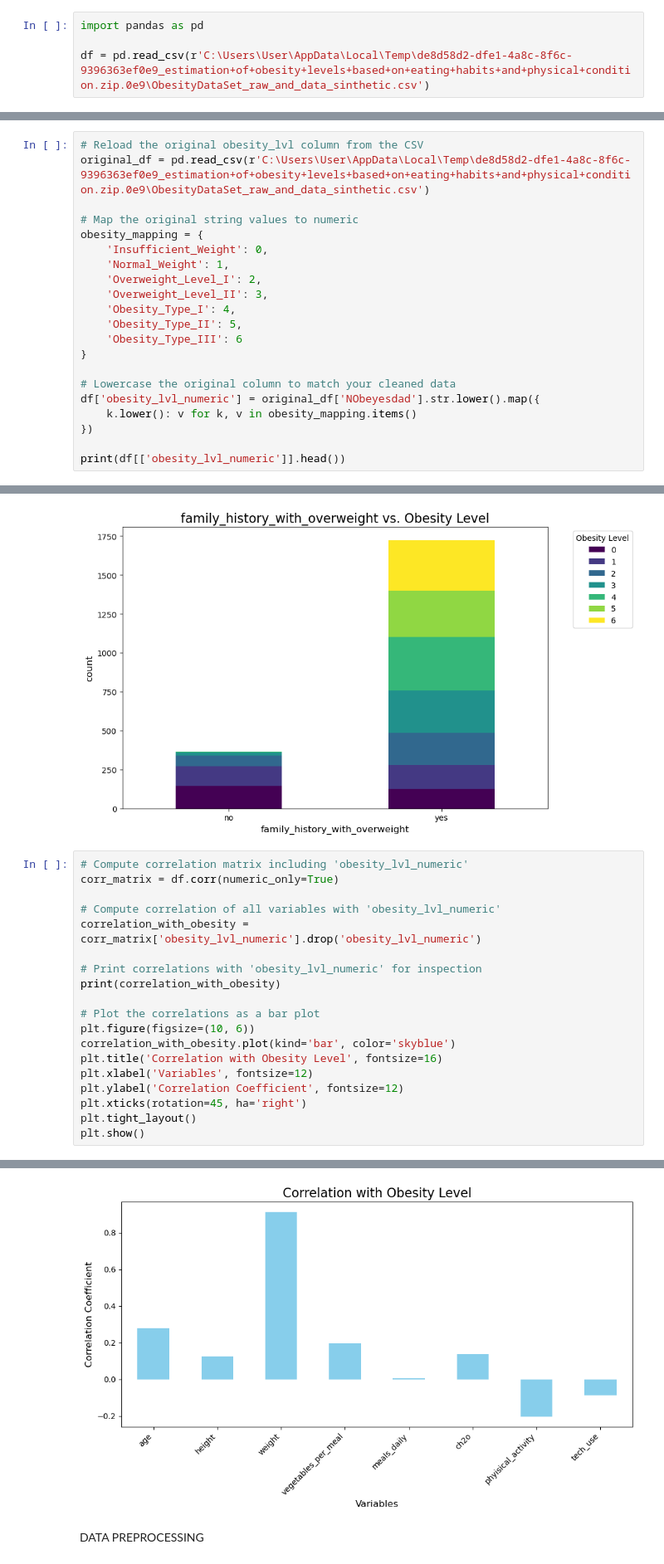
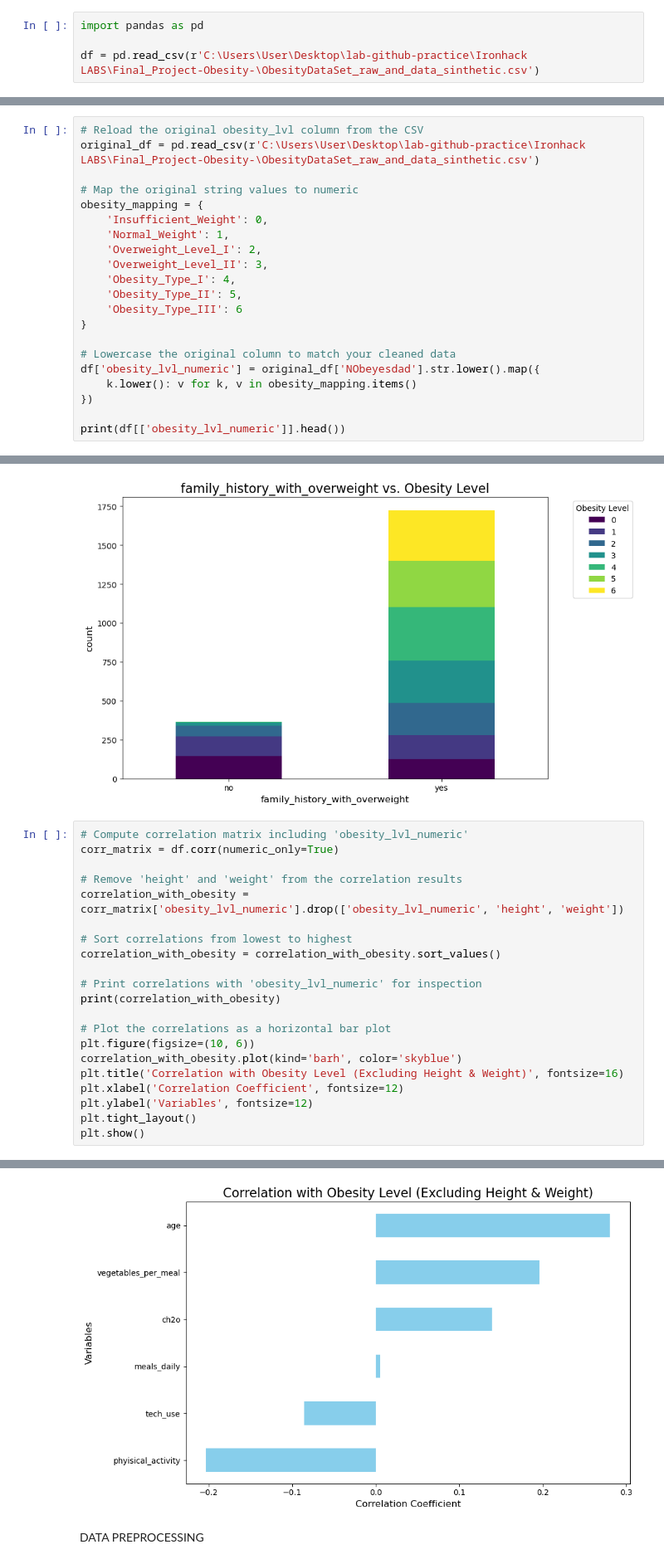
Before and after one commit to KlaudijaK/Final_Project-Obesity-, a Jupyter notebook: Obesity_project.ipynb, the cells around one changed output, grey strips where cells are left out. Shown at 83% size. Drawn from its saved outputs; the diff is of its cells as text.

```diff
--- a/Obesity_project.ipynb
+++ b/Obesity_project.ipynb
@@ -1,7 +1,7 @@
 # %%
 import pandas as pd
 
-df = pd.read_csv(r'C:\Users\User\AppData\Local\Temp\de8d58d2-dfe1-4a8c-8f6c-9396363ef0e9_estimation+of+obesity+levels+based+on+eating+habits+and+physical+condition.zip.0e9\ObesityDataSet_raw_and_data_sinthetic.csv')
+df = pd.read_csv(r'C:\Users\User\Desktop\lab-github-practice\Ironhack LABS\Final_Project-Obesity-\ObesityDataSet_raw_and_data_sinthetic.csv')
 # %%
 df.head()
 # %% [output]
@@ -336,7 +339,7 @@ print(df['obesity_lvl'].unique())
  'obesity_type_iii']
 # %%
 # Reload the original obesity_lvl column from the CSV
-original_df = pd.read_csv(r'C:\Users\User\AppData\Local\Temp\de8d58d2-dfe1-4a8c-8f6c-9396363ef0e9_estimation+of+obesity+levels+based+on+eating+habits+and+physical+condition.zip.0e9\ObesityDataSet_raw_and_data_sinthetic.csv')
+original_df = pd.read_csv(r'C:\Users\User\Desktop\lab-github-practice\Ironhack LABS\Final_Project-Obesity-\ObesityDataSet_raw_and_data_sinthetic.csv')
 
 # Map the original string values to numeric
 obesity_mapping = {
@@ -460,19 +463,21 @@ yes                             125  152  209  272  344  296  324
 # Compute correlation matrix including 'obesity_lvl_numeric'
 corr_matrix = df.corr(numeric_only=True)
 
-# Compute correlation of all variables with 'obesity_lvl_numeric'
-correlation_with_obesity = corr_matrix['obesity_lvl_numeric'].drop('obesity_lvl_numeric')
+# Remove 'height' and 'weight' from the correlation results
+correlation_with_obesity = corr_matrix['obesity_lvl_numeric'].drop(['obesity_lvl_numeric', 'height', 'weight'])
+
+# Sort correlations from lowest to highest
+correlation_with_obesity = correlation_with_obesity.sort_values()
 
 # Print correlations with 'obesity_lvl_numeric' for inspection
 print(correlation_with_obesity)
 
-# Plot the correlations as a bar plot
+# Plot the correlations as a horizontal bar plot
 plt.figure(figsize=(10, 6))
-correlation_with_obesity.plot(kind='bar', color='skyblue')
-plt.title('Correlation with Obesity Level', fontsize=16)
-plt.xlabel('Variables', fontsize=12)
-plt.ylabel('Correlation Coefficient', fontsize=12)
-plt.xticks(rotation=45, ha='right')
+correlation_with_obesity.plot(kind='barh', color='skyblue')
+plt.title('Correlation with Obesity Level (Excluding Height & Weight)', fontsize=16)
+plt.xlabel('Correlation Coefficient', fontsize=12)
+plt.ylabel('Variables', fontsize=12)
 plt.tight_layout()
 plt.show()
 # %% [output]
@@ -487,5 +490,5 @@ tech_use              -0.085925
 Name: obesity_lvl_numeric, dtype: float64
-[figure, old version]
+[figure, new version]
 # %% [markdown]
 DATA PREPROCESSING
 # %% [markdown]
```
Also changed, not shown: parts of 8 cells of this notebook.
